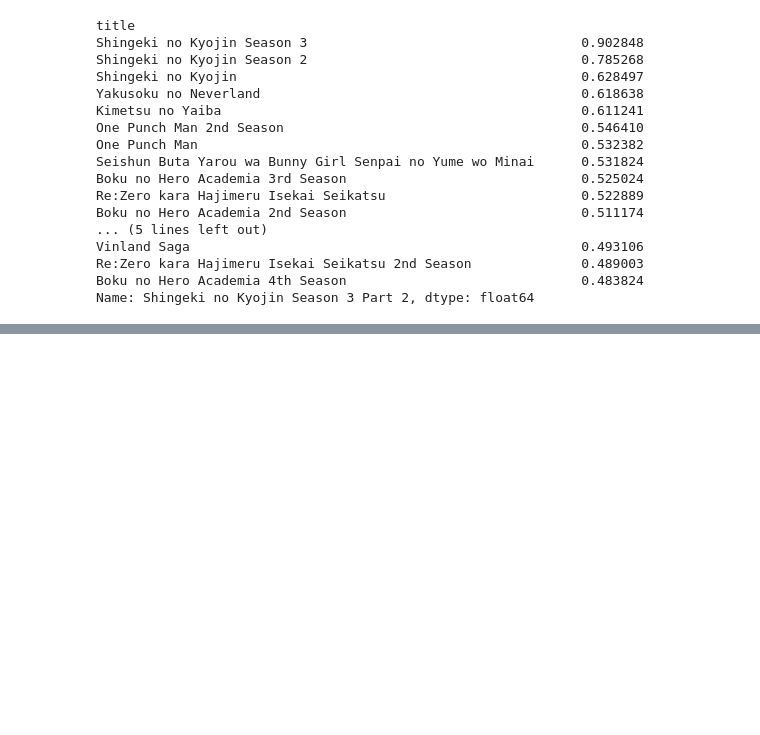
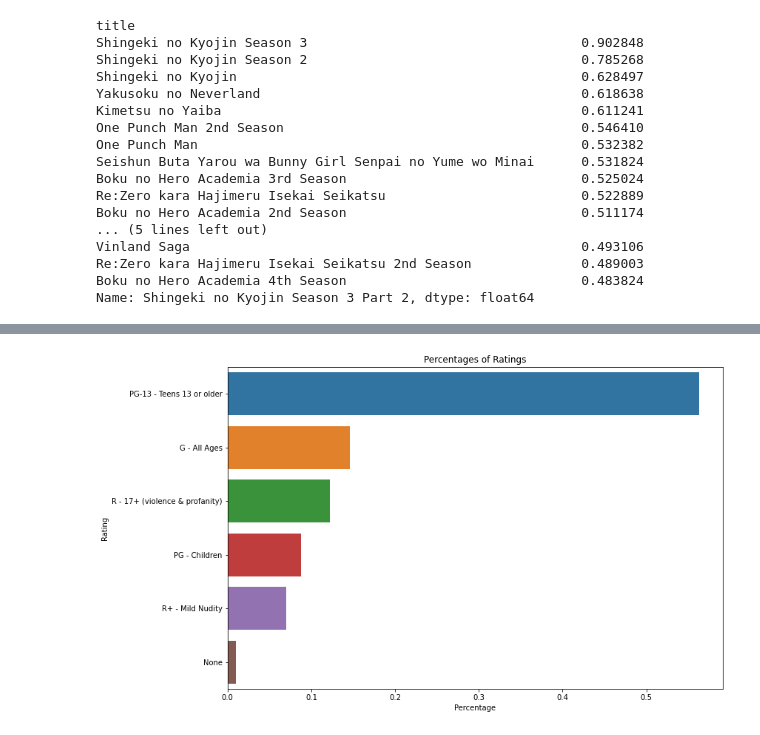
Before and after one commit to junschoi/anime-recommender, a Jupyter notebook: code/notebook.ipynb, the cells around one changed output, grey strips where cells are left out. Saved outputs shown, nothing was run; the diff lists cells and outputs as text; code cells hidden in the pictures; blank space fills up the shorter version.

```diff
--- a/code/notebook.ipynb
+++ b/code/notebook.ipynb
@@ -196,0 +306,11 @@ Name: Shingeki no Kyojin Season 3 Part 2, dtype: float64
+# %%
+plt.figure(figsize=(12, 8))
+plt.title('Percentages of Ratings')
+sns.barplot(
+    y=df['rating'].value_counts(normalize=True).index,
+    x=df['rating'].value_counts(normalize=True)
+)
+plt.ylabel('Rating')
+plt.xlabel('Percentage');
+# %% [output]
+[figure, added]
```
Also changed, not shown: parts of 16 cells of this notebook, 13 other files.
